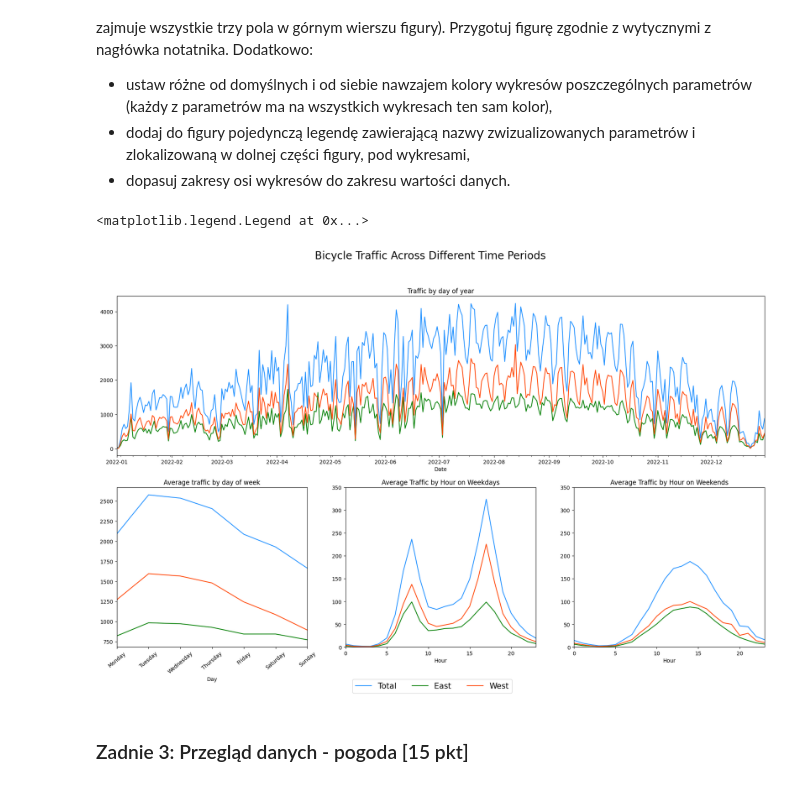
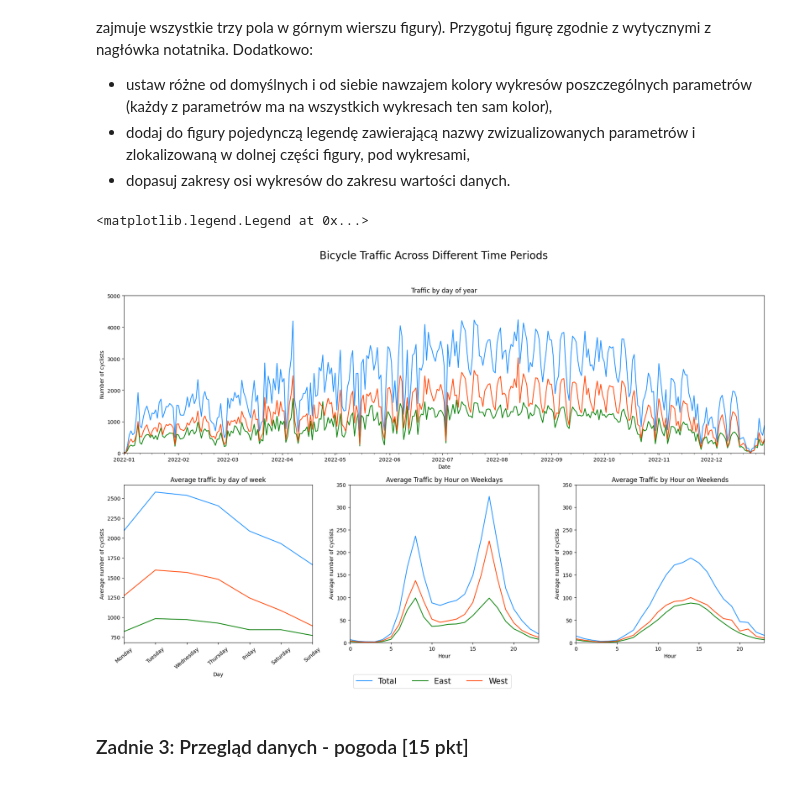
Before and after one commit to kubanskan/AGHCourse-DataAnalysisPython, a Jupyter notebook: Project3-DescriptiveStatisticsPart3/ZZ03_CZ02.ipynb, the cells around one changed output. Drawn from its saved outputs; the diff is of its cells as text; code cells hidden in the pictures.

```diff
--- a/Project3-DescriptiveStatisticsPart3/ZZ03_CZ02.ipynb
+++ b/Project3-DescriptiveStatisticsPart3/ZZ03_CZ02.ipynb
@@ -244,7 +244,9 @@ plt.figure(figsize=(22,12))
 plt.suptitle("Bicycle Traffic Across Different Time Periods", fontsize=20)
 
 ax1 = plt.subplot(2,3,(1,3))
+ax1.set_ylim([0,5000])
 ax1.set_title("Traffic by day of year")
+ax1.set_ylabel("Number of cyclists")
 daily_bike_traffic_data['Total'].plot(ax=ax1, label='Total', color="dodgerblue")
 daily_bike_traffic_data['East'].plot(ax=ax1, label='East', color="green")
 daily_bike_traffic_data['West'].plot(ax=ax1, label='West', color="orangered")
@@ -252,34 +254,37 @@ daily_bike_traffic_data['West'].plot(ax=ax1, label='West', color="orangered")
 ax1.set_xticklabels(labels=pd.period_range("2022-01", "2022-12", freq="M"))
 
 
 ax2 = plt.subplot(234)
 ax2.set_xlim([0,6])
 ax2.set_title("Average traffic by day of week")
+ax2.set_ylabel("Average number of cyclists")
 bike_traffic_by_weekday_data['Total'].plot(ax=ax2, label='Total', color="dodgerblue")
 bike_traffic_by_weekday_data['East'].plot(ax=ax2, label='East', color="green")
 bike_traffic_by_weekday_data['West'].plot(ax=ax2, label='West', color="orangered")
 plt.xticks(rotation=40)
 
 ax3 = plt.subplot(235)
 ax3.set_xlim([0,23])
 ax3.set_ylim([0,350])
 ax3.set_title("Average Traffic by Hour on Weekdays")
+ax3.set_ylabel("Average number of cyclists")
 weekday_weekend_hourly_bike_traffic_data.Weekday.Total.plot(ax=ax3, label='Total', color="dodgerblue")
 weekday_weekend_hourly_bike_traffic_data.Weekday.East.plot(ax=ax3, label='East', color="green")
 weekday_weekend_hourly_bike_traffic_data.Weekday.West.plot(ax=ax3, label='West', color="orangered")
 
 ax4 = plt.subplot(236)
 ax4.set_xlim([0,23])
 ax4.set_ylim([0,350])
 ax4.set_title("Average Traffic by Hour on Weekends")
+ax4.set_ylabel("Average number of cyclists")
 weekday_weekend_hourly_bike_traffic_data.Weekend.Total.plot(ax=ax4, label='Total', color="dodgerblue")
 weekday_weekend_hourly_bike_traffic_data.Weekend.East.plot(ax=ax4, label='East', color="green")
 weekday_weekend_hourly_bike_traffic_data.Weekend.West.plot(ax=ax4, label='West', color="orangered")
 
 plt.figlegend(daily_bike_traffic_data.columns, loc="lower center", ncol=len(daily_bike_traffic_data.columns), fontsize=15)
 # %% [output]
 <matplotlib.legend.Legend at 0x...>
-[figure, old version]
+[figure, new version]
 # %% [markdown]
 ### Zadnie 3: Przegląd danych - pogoda [15 pkt]
 # %% [markdown]
```
Also changed, not shown: parts of 4 cells of this notebook, 1 other file.
